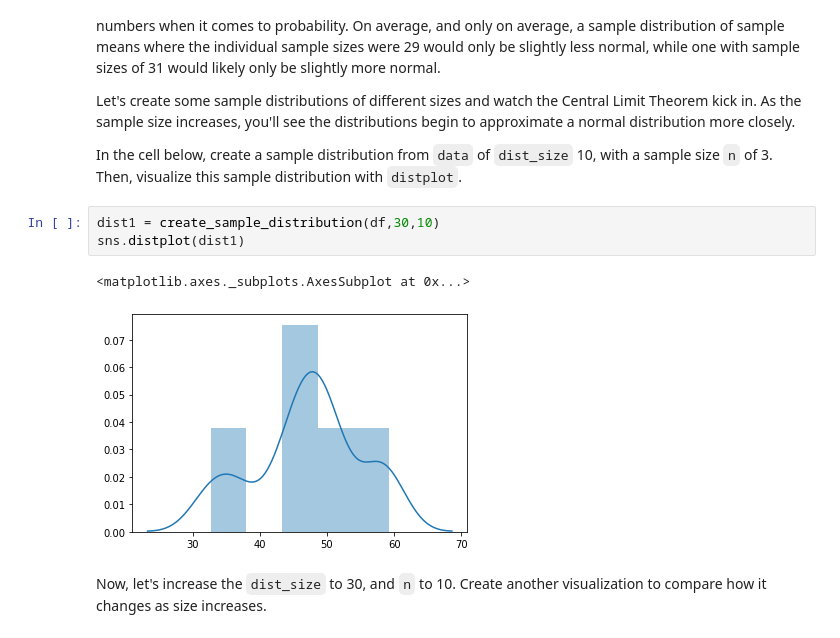
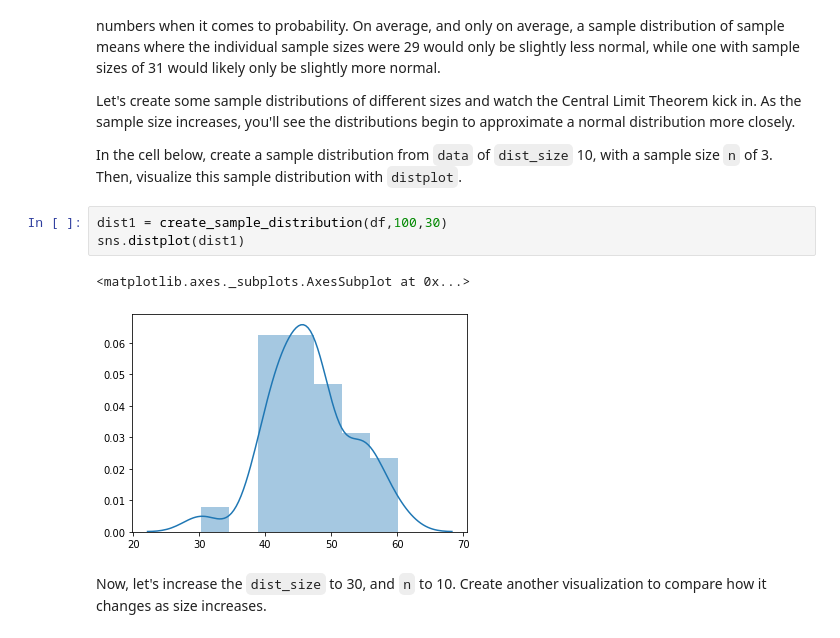
Before and after one commit to CaryMosley/dsc-central-limit-theorem-lab-nyc-ds-021720, a Jupyter notebook: index.ipynb, the cells around one changed output. Saved outputs shown, nothing was run; the diff lists cells and outputs as text.

```diff
--- a/index.ipynb
+++ b/index.ipynb
@@ -114,11 +114,11 @@ Let's create some sample distributions of different sizes and watch the Central
 
 In the cell below, create a sample distribution from `data` of `dist_size` 10, with a sample size `n` of 3. Then, visualize this sample distribution with `distplot`.
 # %%
-dist1 = create_sample_distribution(df,30,10)
+dist1 = create_sample_distribution(df,100,30)
 sns.distplot(dist1)
 # %% [output]
 <matplotlib.axes._subplots.AxesSubplot at 0x...>
-[figure, old version]
+[figure, new version]
 # %% [markdown]
 Now, let's increase the `dist_size` to 30, and `n` to 10.  Create another visualization to compare how it changes as size increases.
 # %%
```
